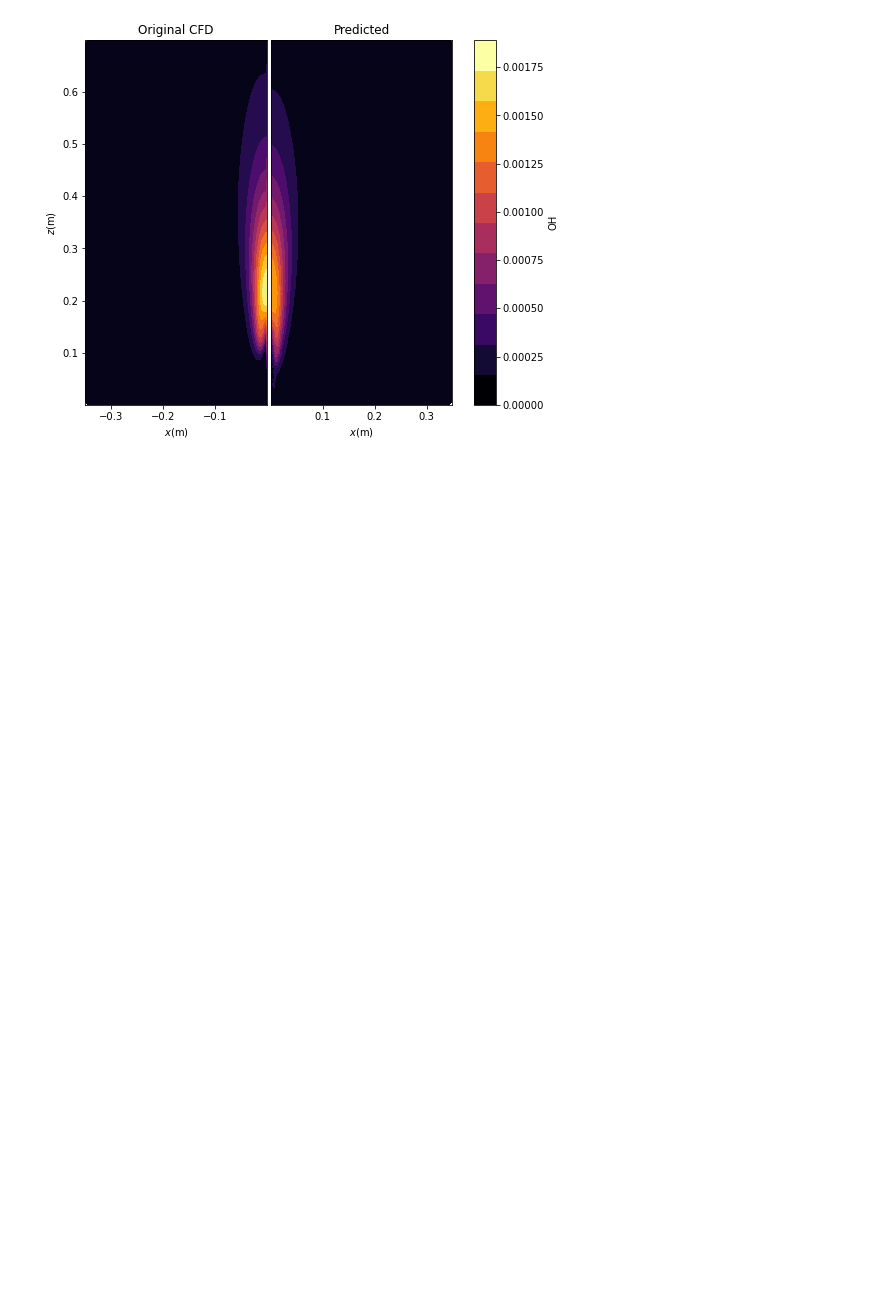
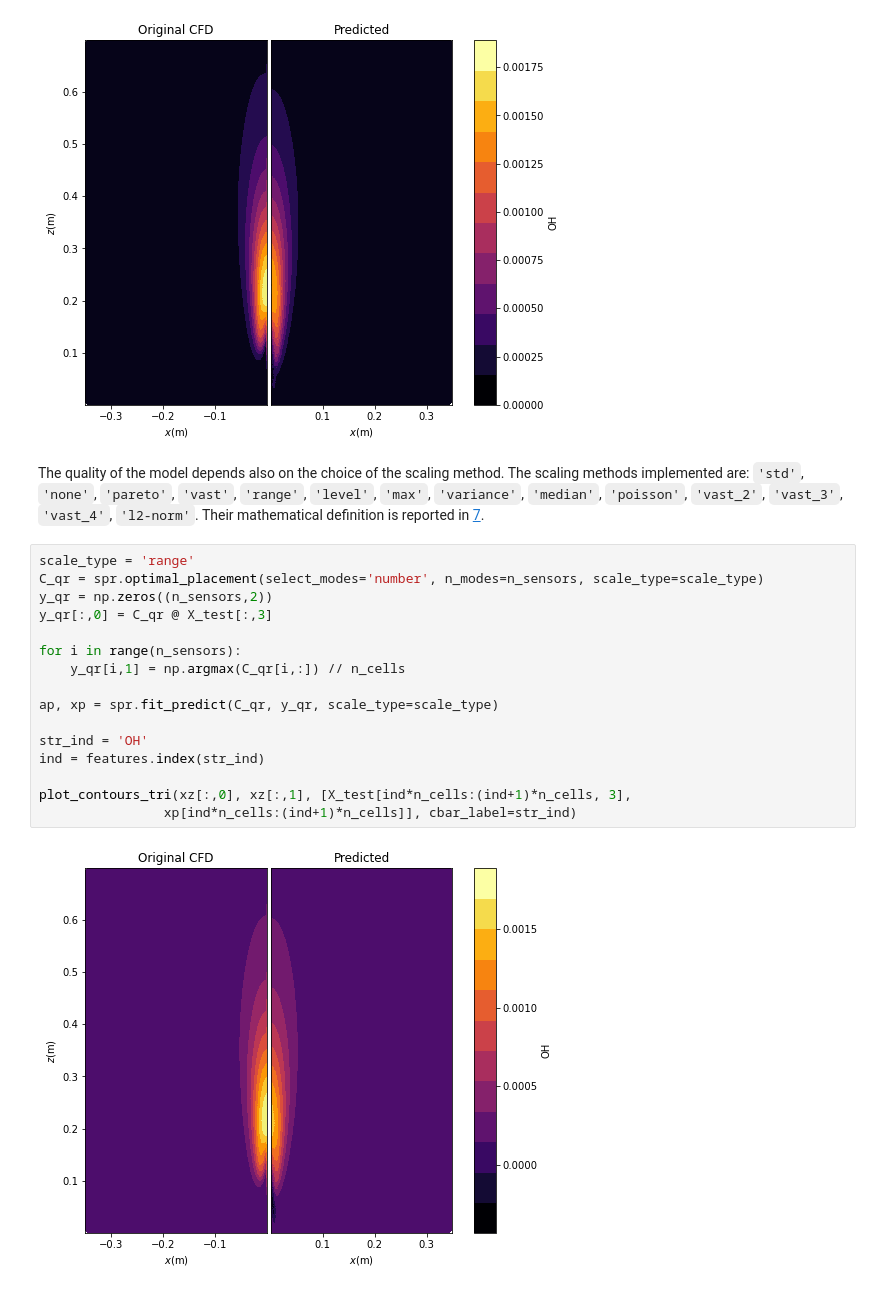
Before and after one commit to burn-research/OpenMEASURE, a Jupyter notebook: docs/sparse_sensing_doc.ipynb, the cells around one changed output. Cells and saved outputs as stored; diff of their text form; blank space fills up the shorter version.

Commit message:
updated docs for scaling

```diff
--- a/docs/sparse_sensing_doc.ipynb
+++ b/docs/sparse_sensing_doc.ipynb
@@ -374,3 +374,23 @@ plot_contours_tri(xz[:,0], xz[:,1], [X_test[ind*n_cells:(ind+1)*n_cells, 3],
                 xp[ind*n_cells:(ind+1)*n_cells]], cbar_label=str_ind)
 # %% [output]
 [figure]
+# %% [markdown]
+The quality of the model depends also on the choice of the scaling method. The scaling methods implemented are: `'std'`, `'none'`, `'pareto'`, `'vast'`, `'range'`, `'level'`, `'max'`, `'variance'`, `'median'`, `'poisson'`, `'vast_2'`, `'vast_3'`, `'vast_4'`, `'l2-norm'`. Their mathematical definition is reported in [7](https://pcafold.readthedocs.io/en/latest/user/data-preprocessing.html).
+# %%
+scale_type = 'range'
+C_qr = spr.optimal_placement(select_modes='number', n_modes=n_sensors, scale_type=scale_type)
+y_qr = np.zeros((n_sensors,2))
+y_qr[:,0] = C_qr @ X_test[:,3]
+
+for i in range(n_sensors):
+    y_qr[i,1] = np.argmax(C_qr[i,:]) // n_cells
+
+ap, xp = spr.fit_predict(C_qr, y_qr, scale_type=scale_type)
+
+str_ind = 'OH'
+ind = features.index(str_ind)
+
+plot_contours_tri(xz[:,0], xz[:,1], [X_test[ind*n_cells:(ind+1)*n_cells, 3],
+                xp[ind*n_cells:(ind+1)*n_cells]], cbar_label=str_ind)
+# %% [output]
+[figure, added]
```
Also changed, not shown: parts of 2 cells of this notebook.
